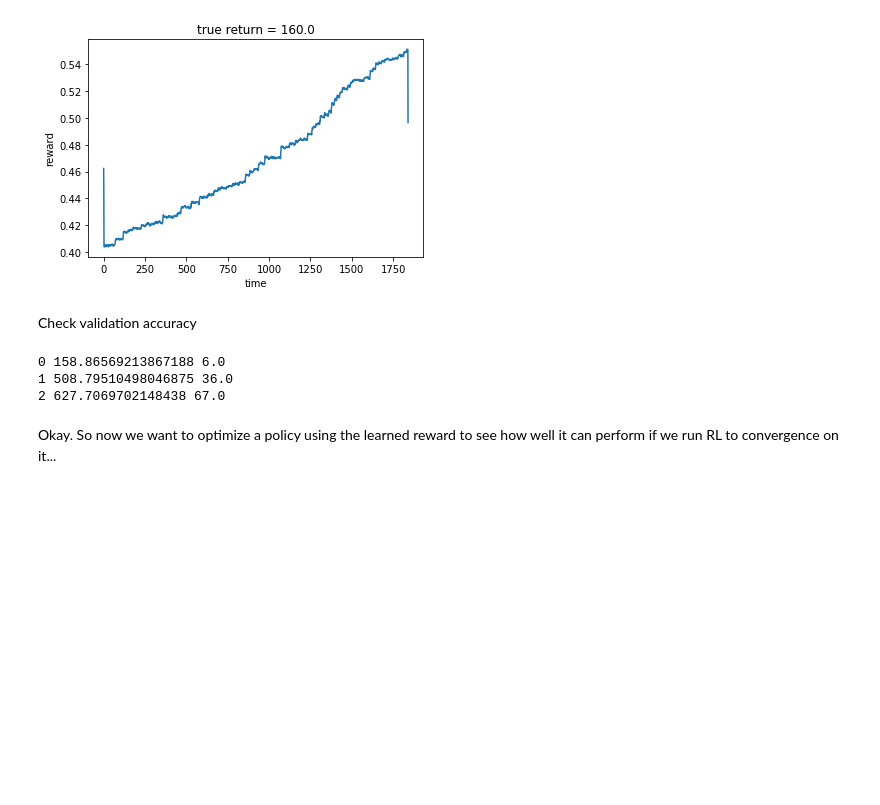
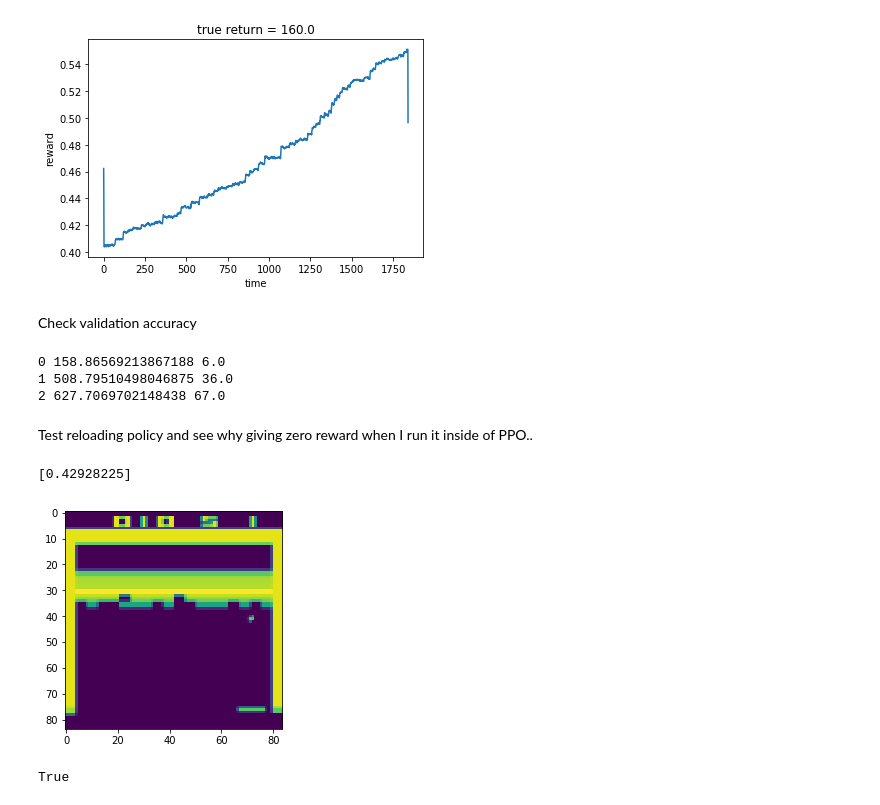
Before and after one commit to dsbrown1331/learning-rewards-of-learners, a Jupyter notebook: learner/LearnBreakoutReward.ipynb, the cells around one changed output. Drawn from its saved outputs; the diff is of its cells as text; code cells hidden in the pictures; blank space fills up the shorter version.

Commit message:
breakout

```diff
--- a/learner/LearnBreakoutReward.ipynb
+++ b/learner/LearnBreakoutReward.ipynb
@@ -521,5 +521,30 @@ for i, p in enumerate(pred_returns):
 2 627.7069702148438 67.0
 # %%
 torch.save(reward_fh.state_dict(), "./breakout_1_15_lastXreward_sorted.params")
-# %% [markdown]
-Okay. So now we want to optimize a policy using the learned reward to see how well it can perform if we run RL to convergence on it...
+# %% [markdown]
+Test reloading policy and see why giving zero reward when I run it inside of PPO..
+# %%
+test_net = Net()
+test_net.to(device)
+test_net.load_state_dict(torch.load("./breakout_1_15_lastXreward_sorted.params"))
+obs = demonstrations[10][400]
+plt.imshow(obs[0,:,:,3])
+with torch.no_grad():
+    test_r = test_net.cum_return(torch.from_numpy(np.array([obs])).float().to(device)).cpu().numpy().transpose()[0]
+print(test_r)
+
+import pickle
+filename = 'rand_obs.pkl'
+outfile = open(filename,'wb')
+pickle.dump(obs,outfile)
+outfile.close()
+# %% [output]
+[0.42928225]
+[figure, added]
+# %%
+infile = open(filename,'rb')
+new_obs = pickle.load(infile)
+infile.close()
+(obs == new_obs).all()
+# %% [output]
+True
```
Also changed, not shown: 2 other files.
